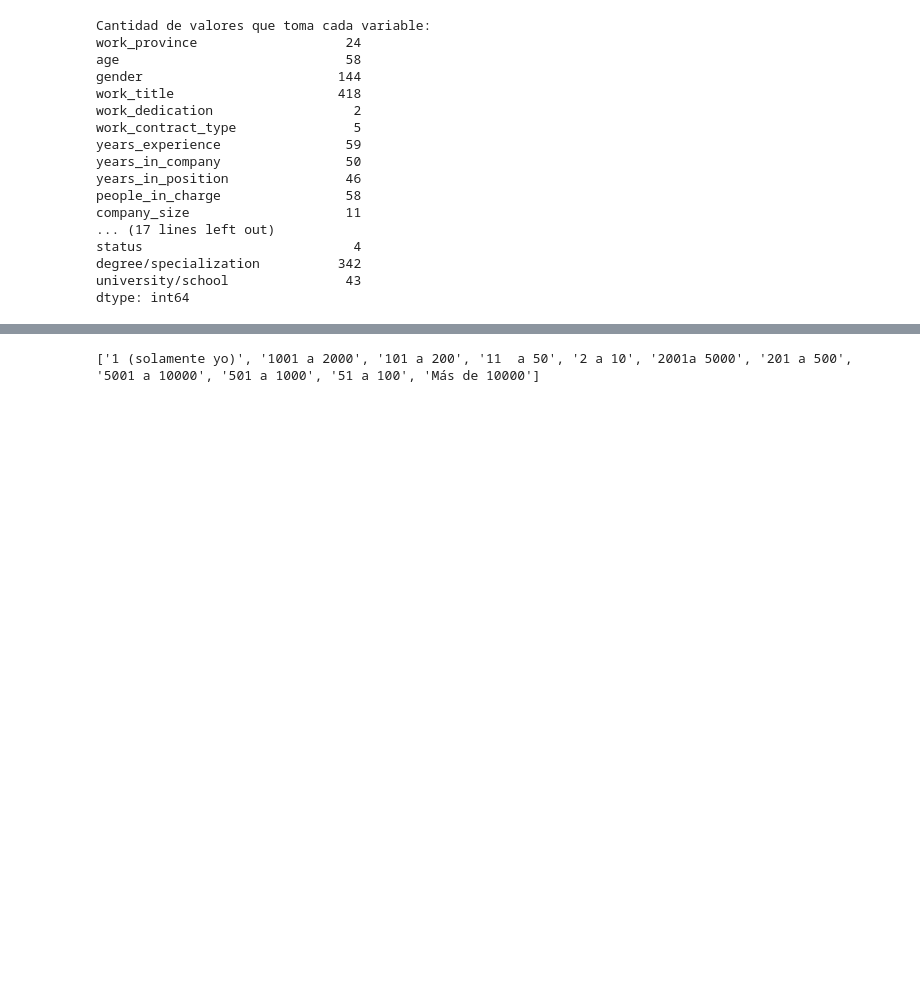
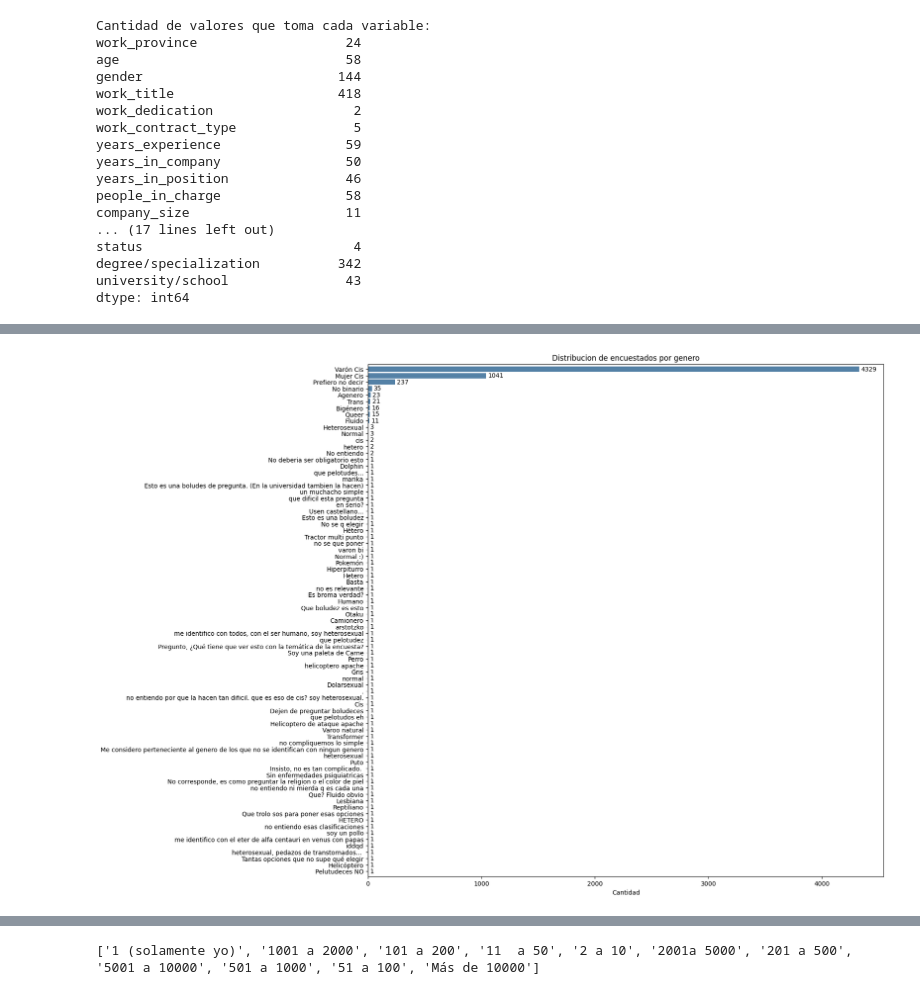
Before and after one commit to simonzanetti/2023.2-SysArmy-IT-Salaries-Survey, a Jupyter notebook: 2023_2_SysArmy_Survey.ipynb, the cells around one changed output, grey strips where cells are left out. Drawn from its saved outputs; the diff is of its cells as text; code cells hidden in the pictures; blank space fills up the shorter version.

```diff
--- a/2023_2_SysArmy_Survey.ipynb
+++ b/2023_2_SysArmy_Survey.ipynb
@@ -169,0 +190,11 @@ salaries = normalize_dataframe(salaries, 'gender',
+# %%
+#GENDER
+fig = plt.figure(figsize=(15, 15))
+ax = sns.countplot(y=salaries['gender'], color='steelblue', order=salaries["gender"].value_counts().index)
+plt.title("Distribucion de encuestados por genero",loc='center')
+plt.xlabel("Cantidad")
+plt.ylabel('')
+plt.bar_label(ax.containers[0], padding=3, fontsize = 10)
+ax.margins(y=0.005)
+# %% [output]
+[figure, added]
```
Also changed, not shown: parts of 10 cells of this notebook.
